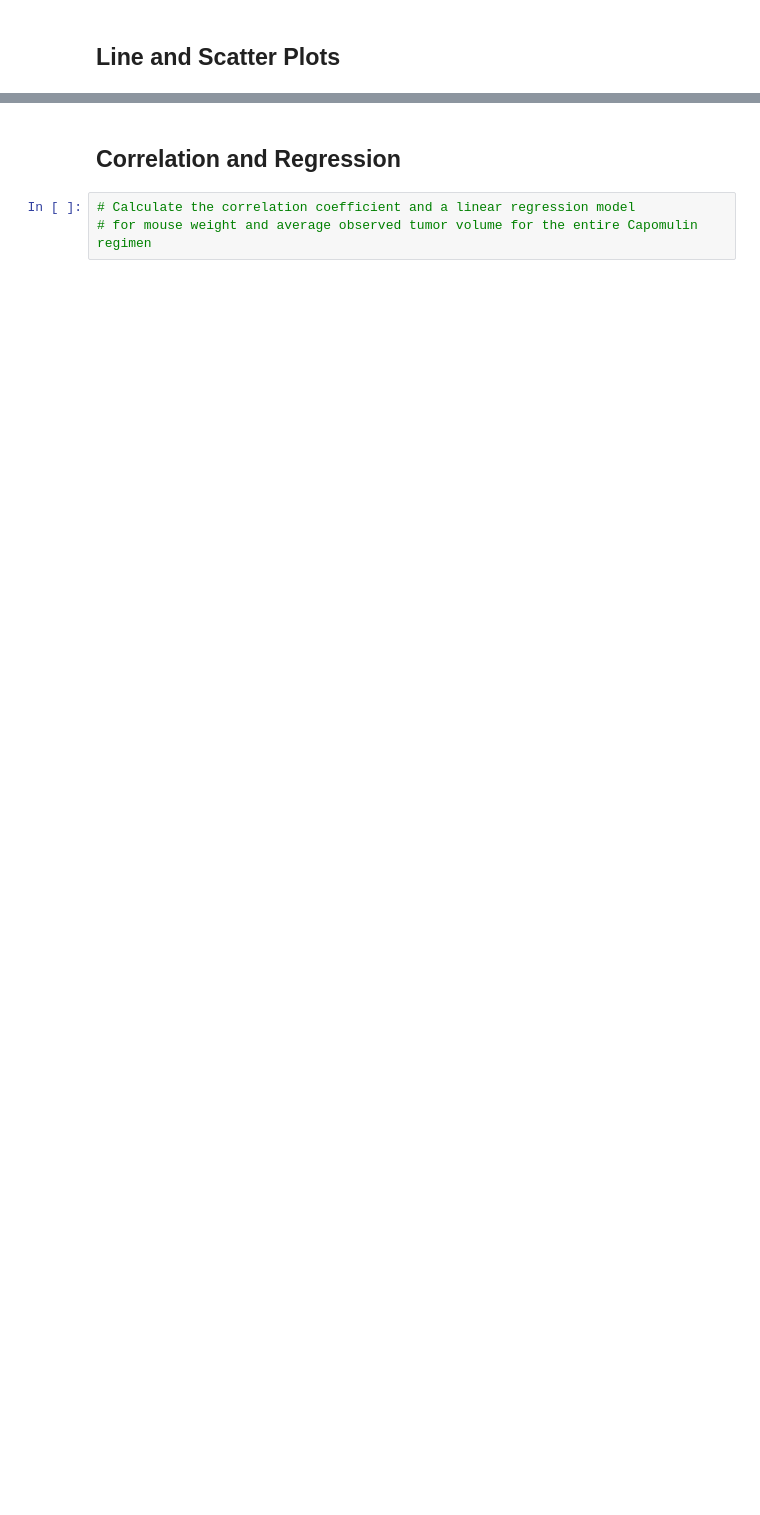
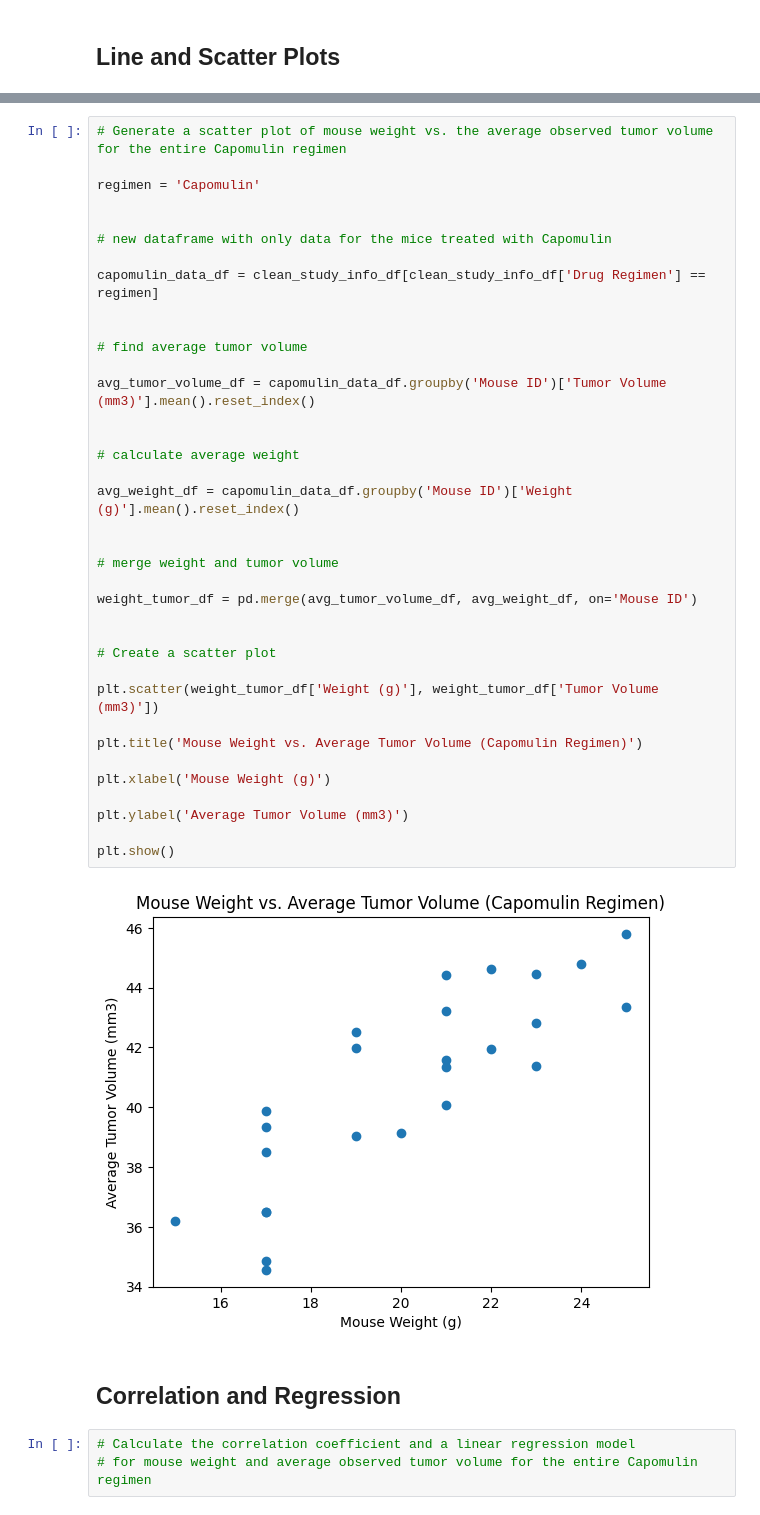
Before and after one commit to arkhanks/Pymaceuticals_Challenge_5, a Jupyter notebook: pymaceuticals_code.ipynb, the cells around one changed output, grey strips where cells are left out. Drawn from its saved outputs; the diff is of its cells as text; blank space fills up the shorter version.

```diff
--- a/pymaceuticals_code.ipynb
+++ b/pymaceuticals_code.ipynb
@@ -411,3 +480,42 @@ Ceftamin's potential outliers: Series([], Name: Tumor Volume (mm3), dtype: float
+# %%
+# Generate a scatter plot of mouse weight vs. the average observed tumor volume for the entire Capomulin regimen
+
+regimen = 'Capomulin'
+
+
+# new dataframe with only data for the mice treated with Capomulin
+
+capomulin_data_df = clean_study_info_df[clean_study_info_df['Drug Regimen'] == regimen]
+
+
+# find average tumor volume
+
+avg_tumor_volume_df = capomulin_data_df.groupby('Mouse ID')['Tumor Volume (mm3)'].mean().reset_index()
+
+
+# calculate average weight
+
+avg_weight_df = capomulin_data_df.groupby('Mouse ID')['Weight (g)'].mean().reset_index()
+
+
+# merge weight and tumor volume
+
+weight_tumor_df = pd.merge(avg_tumor_volume_df, avg_weight_df, on='Mouse ID')
+
+
+# Create a scatter plot
+
+plt.scatter(weight_tumor_df['Weight (g)'], weight_tumor_df['Tumor Volume (mm3)'])
+
+plt.title('Mouse Weight vs. Average Tumor Volume (Capomulin Regimen)')
+
+plt.xlabel('Mouse Weight (g)')
+
+plt.ylabel('Average Tumor Volume (mm3)')
+
+plt.show()
+# %% [output]
+[figure, added]
 # %% [markdown]
 ## Correlation and Regression
 # %%
```
Also changed, not shown: parts of 10 cells of this notebook.
